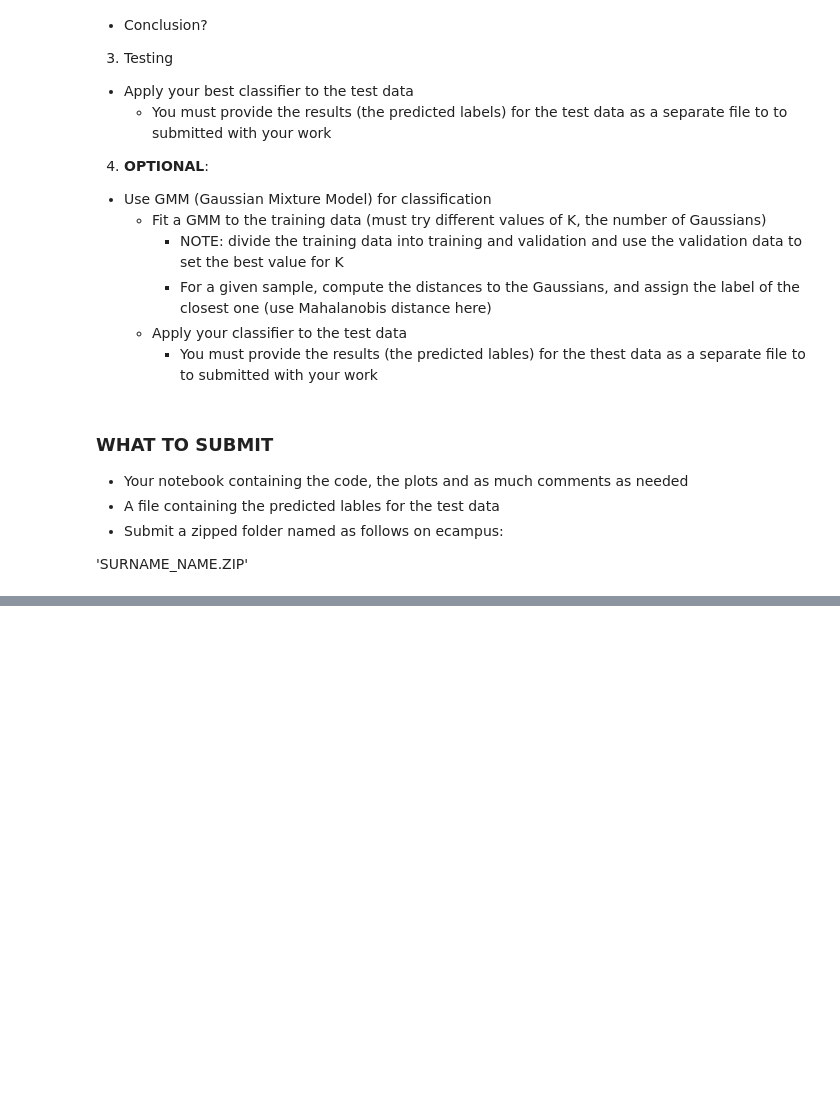
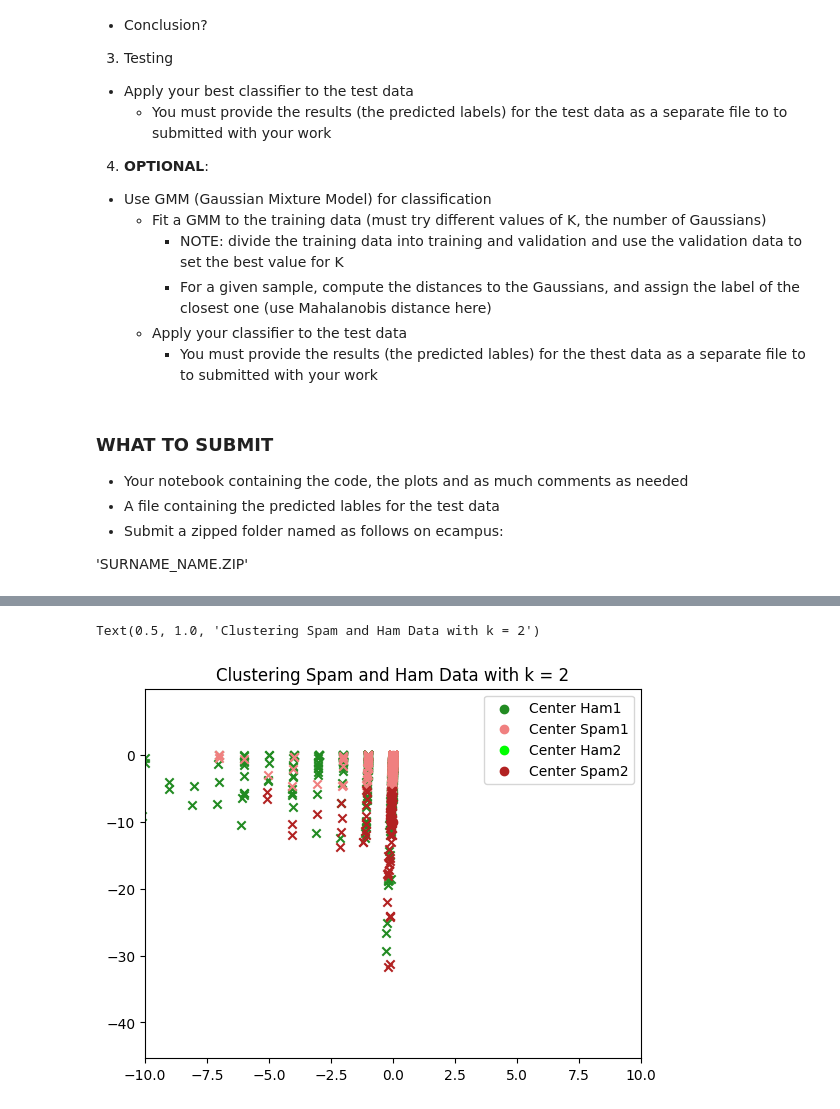
Before and after one commit to Carine000/UPS---PCA-Kmeans-Classification, a Jupyter notebook: SML_classification.ipynb, the cells around one changed output, grey strips where cells are left out. Saved outputs shown, nothing was run; the diff lists cells and outputs as text; code cells hidden in the pictures; blank space fills up the shorter version.

```diff
--- a/SML_classification.ipynb
+++ b/SML_classification.ipynb
@@ -108,0 +659,46 @@ This is a binary classification problem and we will try the following:
+# %%
+# Number of clusters
+k = 2
+
+# After observing that most of our data samples are around the point (0,0), we
+# randomly choose our initial centers around that point for better performance
+# of the algorihtm
+initial_centers_ham = np.array([[0,0],[0,-20],[-1,-5],[-5,-10],[-10,-10]])
+initial_centers_spam = np.array([[0,0],[0,-20],[-1,-5],[-5,-10],[-10,-10]])
+
+# Applying K-means on the ham (non-spam) data
+centers_ham , assignments_ham = my_kmeans(new_x[idx_ham[0]], k = k, initial_centers = initial_centers_ham)
+
+# Applying K-means on the spam data
+centers_spam , assignments_spam = my_kmeans(new_x[idx_spam[0]], k = k, initial_centers = initial_centers_spam)
+# %%
+# Plotting
+plt.figure()
+colors_ham = ['forestgreen','lime','aquamarine','powderblue','aqua']
+colors_spam = ['lightcoral','firebrick','tomato','chocolate','peachpuff']
+
+ham_2d = new_x[idx_ham[0]]
+spam_2d = new_x[idx_spam[0]]
+
+for i in range(k):
+  # Grouping the points that belong to one cluster for each class
+  cluster_ham = np.where(assignments_ham[:,i] == 1)
+  cluster_spam = np.where(assignments_spam[:,i] == 1)
+
+  # Plotting Ham center
+  plt.scatter(centers_ham[i,0],centers_ham[i,1], c = colors_ham[i], marker = 'o', label = "Center Ham" + str(i+1))
+  # Plotting Ham data points
+  plt.scatter(ham_2d[cluster_ham[0],0], ham_2d[cluster_ham[0],1], c = colors_ham[i], marker = 'x')
+
+  # Plotting Spam center
+  plt.scatter(centers_spam[i,0],centers_spam[i,1], c = colors_spam[i], marker = 'o', label = "Center Spam" + str(i+1))
+  # Plotting Spam data points
+  plt.scatter(spam_2d[cluster_spam[0],0], spam_2d[cluster_spam[0],1], c = colors_spam[i], marker = 'x')
+
+plt.xlim([-10,10])
+
+plt.legend()
+plt.title("Clustering Spam and Ham Data with k = 2")
+# %% [output]
+Text(0.5, 1.0, 'Clustering Spam and Ham Data with k = 2')
+[figure, added]
```
Also changed, not shown: parts of 40 cells of this notebook.
